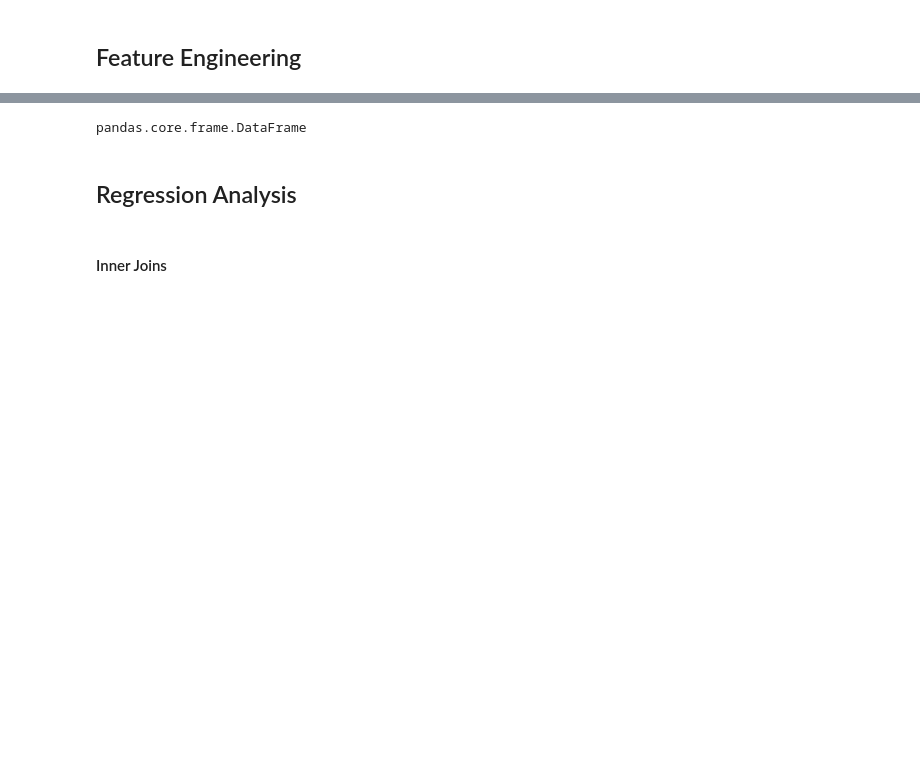
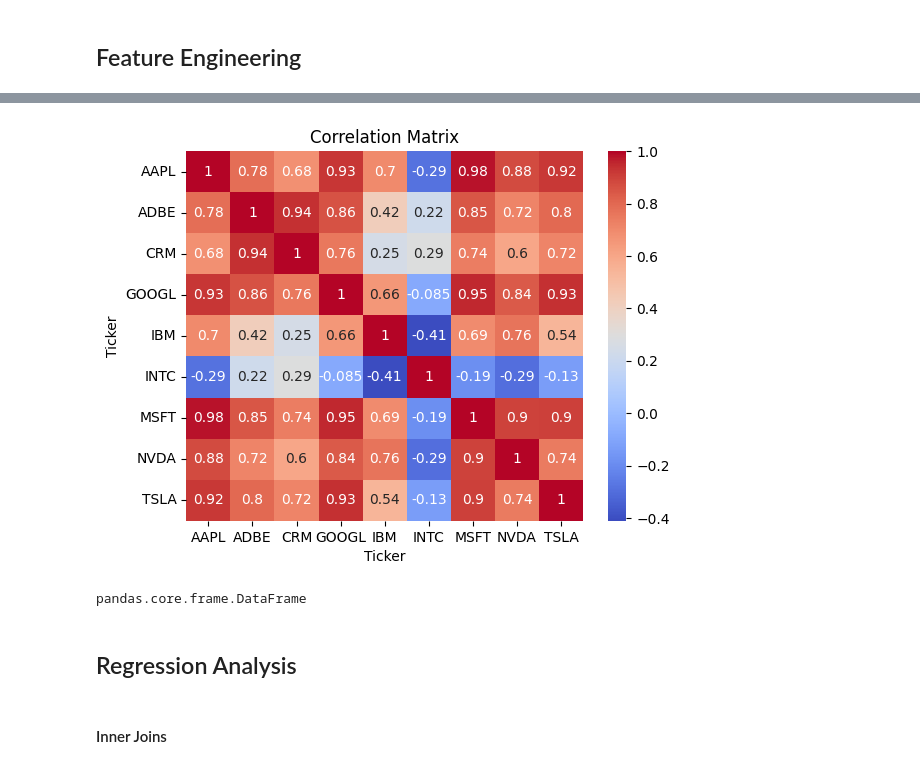
Before and after one commit to AayushKhandekar/Portfolio-Optimization, a Jupyter notebook: Main.ipynb, the cells around one changed output, grey strips where cells are left out. Saved outputs shown, nothing was run; the diff lists cells and outputs as text; code cells hidden in the pictures; blank space fills up the shorter version.

Commit message:
code optimization, sector-wise data and analysis

```diff
--- a/Main.ipynb
+++ b/Main.ipynb
@@ -266,0 +232,8 @@ correlation_matrix
+# %%
+data_correlation_matrix = []
+
+def corr_matrix():
+    for sector in data_tickers:
+        data_correlation_matrix.append(sector.corr())
+
+corr_matrix()
@@ -267 +254,7 @@ correlation_matrix
+# %%
+sns.heatmap(data_correlation_matrix[0], annot=True, cmap='coolwarm')
+plt.title('Correlation Matrix')
+plt.show()
+# %% [output]
+[figure, added]
 # %%
```
Also changed, not shown: parts of 29 cells of this notebook.
